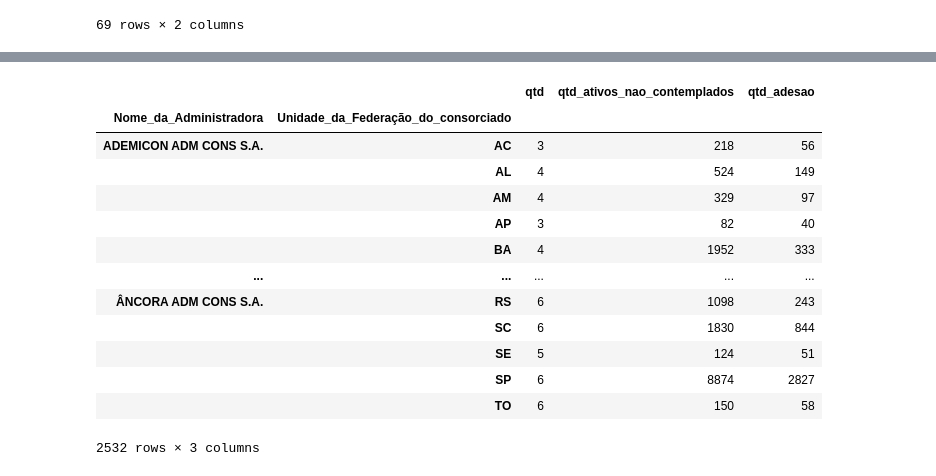
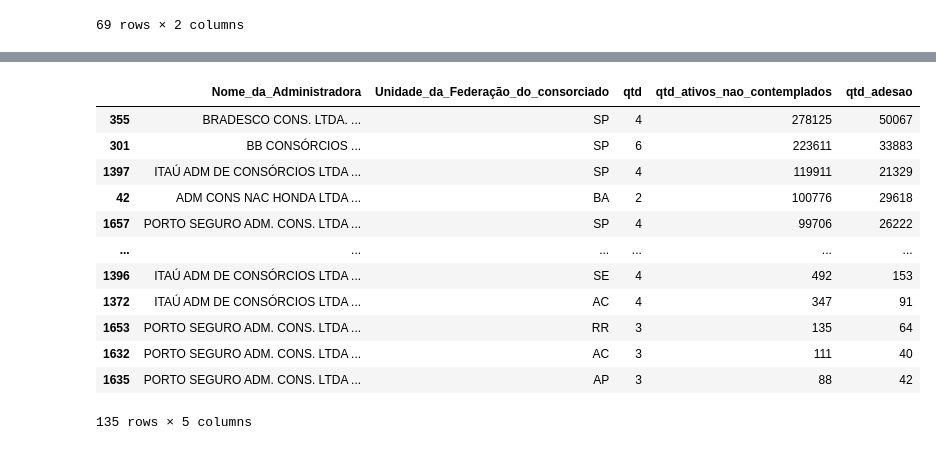
Before and after one commit to JonathanAlvesNogueira/Projeto-Analytics-BancoCentral, a Jupyter notebook: index.ipynb, the cells around one changed output, grey strips where cells are left out. Cells and saved outputs as stored; diff of their text form; code cells hidden in the pictures.

```diff
--- a/index.ipynb
+++ b/index.ipynb
@@ -148,33 +121,34 @@ df3.to_excel(url_final, index=False)
 # %%
 url_uf = r"C:\Users\joth1\Documents\miniprojeto_pandas_sql\Nova pasta\202309Consorcios_UF.csv"
 url_uf = url_uf.replace('\\', '/')
-
-
-
 
 try:
     df_uf = pd.read_csv(url_uf, encoding='utf-8', sep=';')
 except:
     df_uf = pd.read_csv(url_uf, encoding='latin-1', sep=';')
 
 
 df_uf2 = df_uf.groupby(['Nome_da_Administradora', 'Unidade_da_Federação_do_consorciado']).agg(qtd=('Nome_da_Administradora', 'size')
-                                            ,qtd_ativos_nao_contemplados=('Quantidade_de_consorciados_ativos_não_contemplados', 'sum')
-                                            ,qtd_adesao=('Quantidade_de_adesões_no_trimestre', 'sum'))
+                                             ,qtd_ativos_nao_contemplados=('Quantidade_de_consorciados_ativos_não_contemplados', 'sum')
+                                            ,qtd_adesao=('Quantidade_de_adesões_no_trimestre', 'sum')).reset_index()
 
+df_uf2 = df_uf2.sort_values(by='qtd_ativos_nao_contemplados', ascending=False)
+
+empresas2 = df_uf2['Nome_da_Administradora'].str.strip().head(5).to_list()
+
+df_uf2 = df_uf2[df_uf2['Nome_da_Administradora'].str.strip().isin(empresas2)]
 display(df_uf2)
 # %% [output]
-|  |  | qtd | qtd_ativos_nao_contemplados | qtd_adesao |
-| Nome_da_Administradora | Unidade_da_Federação_do_consorciado |  |  |  |
-| ADEMICON ADM CONS S.A. | AC | 3 | 218 | 56 |
-|  | AL | 4 | 524 | 149 |
-|  | AM | 4 | 329 | 97 |
-|  | AP | 3 | 82 | 40 |
-|  | BA | 4 | 1952 | 333 |
-| ... | ... | ... | ... | ... |
-| ÂNCORA ADM CONS S.A. | RS | 6 | 1098 | 243 |
-|  | SC | 6 | 1830 | 844 |
-|  | SE | 5 | 124 | 51 |
-|  | SP | 6 | 8874 | 2827 |
-|  | TO | 6 | 150 | 58 |
+|  | Nome_da_Administradora | Unidade_da_Federação_do_consorciado | qtd | qtd_ativos_nao_contemplados | qtd_adesao |
+| 355 | BRADESCO CONS. LTDA. ... | SP | 4 | 278125 | 50067 |
+| 301 | BB CONSÓRCIOS ... | SP | 6 | 223611 | 33883 |
+| 1397 | ITAÚ ADM DE CONSÓRCIOS LTDA ... | SP | 4 | 119911 | 21329 |
+| 42 | ADM CONS NAC HONDA LTDA ... | BA | 2 | 100776 | 29618 |
+| 1657 | PORTO SEGURO ADM. CONS. LTDA ... | SP | 4 | 99706 | 26222 |
+| ... | ... | ... | ... | ... | ... |
+| 1396 | ITAÚ ADM DE CONSÓRCIOS LTDA ... | SE | 4 | 492 | 153 |
+| 1372 | ITAÚ ADM DE CONSÓRCIOS LTDA ... | AC | 4 | 347 | 91 |
+| 1653 | PORTO SEGURO ADM. CONS. LTDA ... | RR | 3 | 135 | 64 |
+| 1632 | PORTO SEGURO ADM. CONS. LTDA ... | AC | 3 | 111 | 40 |
+| 1635 | PORTO SEGURO ADM. CONS. LTDA ... | AP | 3 | 88 | 42 |
-2532 rows × 3 columns
+135 rows × 5 columns
```
Also changed, not shown: parts of 6 cells of this notebook.
